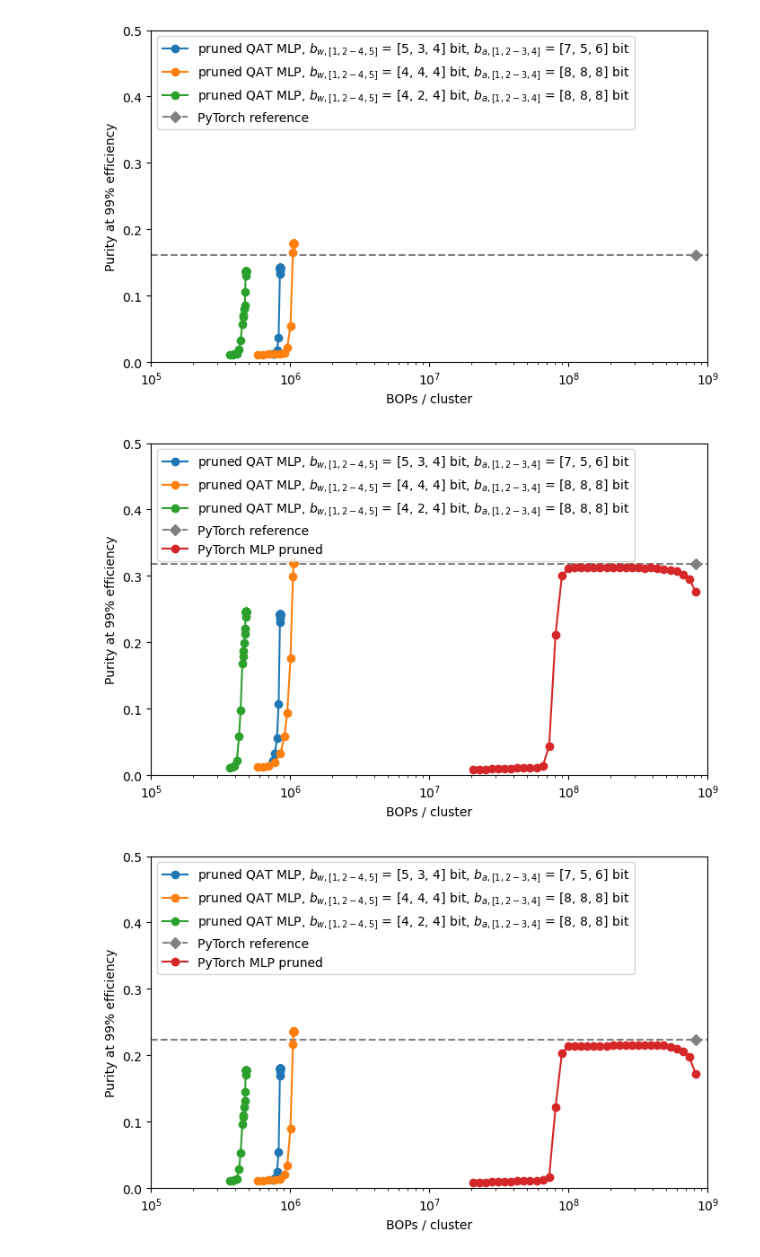
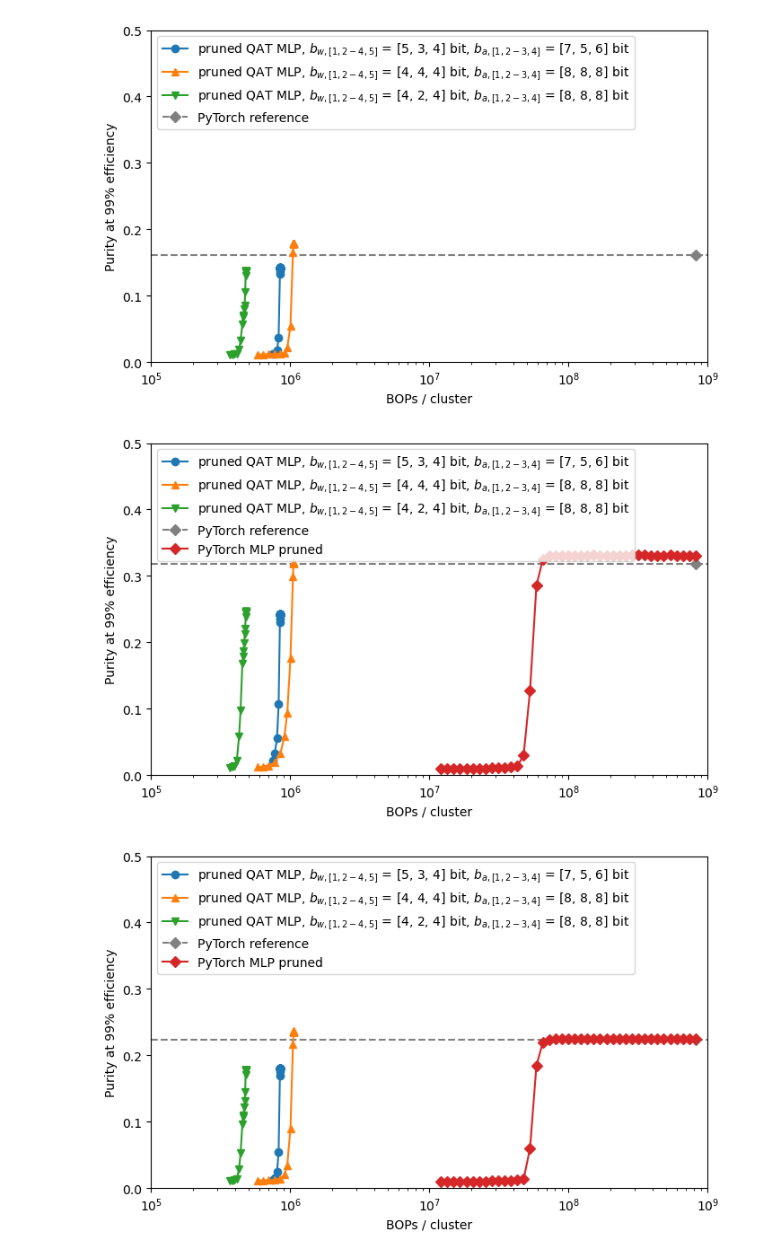
Before and after one commit to sdittmeier/Tracking-ML-Exa.TrkX, a Jupyter notebook: Examples/TrackML_Quickstart/Scripts/utils/plotter_chep.ipynb, the cells around one changed output. Drawn from its saved outputs; the diff is of its cells as text; code cells hidden in the pictures.

Commit message:
plots are done :)

```diff
--- a/Examples/TrackML_Quickstart/Scripts/utils/plotter_chep.ipynb
+++ b/Examples/TrackML_Quickstart/Scripts/utils/plotter_chep.ipynb
@@ -24,7 +24,7 @@ mlp_batchnorm = "batchnorm/version_0/"
 mlp_batch_noNorm = "batchnorm_no_norm/version_0/"
 # pruning of standard MLP
 mlp_prune_unstructured_noL1     = "batchnorm_no_norm_prune_unstructured_noL1/version_0/"
-mlp_prune_unstructured_wL1      = "batchnorm_no_norm_prune_unstructured_noL1/version_1/"
+mlp_prune_unstructured_wL1      = "batchnorm_no_norm_prune_unstructured_L1/version_3/"# "batchnorm_no_norm_prune_unstructured_noL1/version_1/" replaced!
 mlp_prune_structured_wL1_dim1   = "batchnorm_no_norm_prune_structured_wL1/version_1/"
 mlp_prune_structured_noL1       = "batchnorm_no_norm_prune_structured_noL1/version_0/"
 mlp_prune_structured_wL1_dim0   = "batchnorm_no_norm_prune_structured_wL1/version_2/"
@@ -497,10 +497,10 @@ for lab, pur, pur_max5, pur_max6, pur_max7, pur_max8, ref  in zip (purity_labels
     ax.set_ylim(y_min,y_max)
     ax.set_xlim(x_min,x_max)
     ax.set_xlabel("BOPs / cluster")
-    ax.plot(pur_qmlp_activation_sweep_max8[3], pur_max8, label = "QAT MLP, $b_w =$ 8 bit, $b_a \leq$ 8 bit", alpha=1, linestyle="None", marker = "o") ##plotting )
-    ax.plot(pur_qmlp_activation_sweep_max7[3], pur_max7, label = "QAT MLP, $b_w =$ 8 bit, $b_a \leq$ 7 bit", alpha=1, linestyle="None", marker = "o") ##plotting )
-    ax.plot(pur_qmlp_activation_sweep_max6[3], pur_max6, label = "QAT MLP, $b_w =$ 8 bit, $b_a \leq$ 6 bit", alpha=1, linestyle="None", marker = "o") ##plotting )
-    ax.plot(pur_qmlp_activation_sweep_max5[3], pur_max5, label = "QAT MLP, $b_w =$ 8 bit, $b_a \leq$ 5 bit", alpha=1, linestyle="None", marker = "o") ##plotting )
+    ax.plot(pur_qmlp_activation_sweep_max8[3], pur_max8, label = "QAT MLP, $b_w =$ 8 bit, $b_a \leq$ 8 bit", alpha=1, linestyle="None", marker = markerstyles[0]) ##plotting )
+    ax.plot(pur_qmlp_activation_sweep_max7[3], pur_max7, label = "QAT MLP, $b_w =$ 8 bit, $b_a \leq$ 7 bit", alpha=1, linestyle="None", marker = markerstyles[1]) ##plotting )
+    ax.plot(pur_qmlp_activation_sweep_max6[3], pur_max6, label = "QAT MLP, $b_w =$ 8 bit, $b_a \leq$ 6 bit", alpha=1, linestyle="None", marker = markerstyles[2]) ##plotting )
+    ax.plot(pur_qmlp_activation_sweep_max5[3], pur_max5, label = "QAT MLP, $b_w =$ 8 bit, $b_a \leq$ 5 bit", alpha=1, linestyle="None", marker = markerstyles[3]) ##plotting )
     ax.plot(reference[3], ref, label = reference_label, alpha=1, marker = "D", linestyle="dashed", color = "gray")
     ax.legend(loc=2, prop={'size': 10})
     plt.savefig(f"{artifacts_path}chep_plots/chep_activation_{png_index}.png")
@@ -543,9 +543,9 @@ for lab, pur_h, pur_o, pur_i, ref in zip (purity_labels, pur_qmlp_weight_sweep_h
     ax.set_ylim(y_min,y_max)
     ax.set_xlim(x_min,x_max)
     ax.set_xlabel("BOPs / cluster")
-    ax.plot(pur_qmlp_weight_sweep_hidden[3], pur_h, label = "QAT MLP, $b_{a,[1,2-3,4]}$ = [7, 5, 6] bit, $b_{w,[1,2-4,5]}$ = [8,$\leq$ 8, 8] bit", alpha=1, linestyle="None", marker = "o") ##plotting )
-    ax.plot(pur_qmlp_weight_sweep_output[3], pur_o, label = "QAT MLP, $b_{a,[1,2-3,4]}$ = [7, 5, 6] bit, $b_{w,[1,2-4,5]}$ = [8, 3, $\leq$ 8] bit", alpha=1, linestyle="None", marker = "o") ##plotting )
-    ax.plot(pur_qmlp_weight_sweep_input[3], pur_i, label = "QAT MLP, $b_{a,[1,2-3,4]}$ = [7, 5, 6] bit, $b_{w,[1,2-4,5]}$ = [$\leq$ 8, 3, 4] bit", alpha=1, linestyle="None", marker = "o") ##plotting )
+    ax.plot(pur_qmlp_weight_sweep_hidden[3], pur_h, label = "QAT MLP, $b_{a,[1,2-3,4]}$ = [7, 5, 6] bit, $b_{w,[1,2-4,5]}$ = [8,$\leq$ 8, 8] bit", alpha=1, linestyle="None", marker = markerstyles[0]) ##plotting )
+    ax.plot(pur_qmlp_weight_sweep_output[3], pur_o, label = "QAT MLP, $b_{a,[1,2-3,4]}$ = [7, 5, 6] bit, $b_{w,[1,2-4,5]}$ = [8, 3, $\leq$ 8] bit", alpha=1, linestyle="None", marker = markerstyles[1]) ##plotting )
+    ax.plot(pur_qmlp_weight_sweep_input[3], pur_i, label = "QAT MLP, $b_{a,[1,2-3,4]}$ = [7, 5, 6] bit, $b_{w,[1,2-4,5]}$ = [$\leq$ 8, 3, 4] bit", alpha=1, linestyle="None", marker = markerstyles[2]) ##plotting )
     #ax.plot(pur_qmlp_weight_sweep_hidden[3], pur_h, label = "QAT MLP, $b_{w,[2-4]} \leq$ 8 bit, $b_{w,[1,5]}$ = 8 bit", alpha=1, linestyle="None", marker = "o") ##plotting )
     #ax.plot(pur_qmlp_weight_sweep_output[3], pur_o, label = "QAT MLP, $b_{w,5} \leq$ 8 bit, $b_{w,[2-4]}$ = 3 bit, $b_{w,1}$ = 8 bit", alpha=1, linestyle="None", marker = "o") ##plotting )
     #ax.plot(pur_qmlp_weight_sweep_input[3], pur_i, label = "QAT MLP, $b_{w,1} \leq$ 8 bit, $b_{w,[2-4]}$ = 3 bit, $b_{w,5}$ = 4 bit", alpha=1, linestyle="None", marker = "o") ##plotting )
@@ -568,7 +568,7 @@ for lab, pur_h, pur_o, pur_i, ref in zip (purity_labels, pur_qmlp_weight_sweep_h
 # %%
 # pruned MLP with references
 index = 0
-for ref in reference:
+for ref, lab in zip (reference, purity_labels):
     if(index == 3):
         continue
     fig = plt.figure(figsize=(8,4.8))
@@ -579,8 +579,10 @@ for ref in reference:
     ax.set_ylim(y_min,y_max)
     ax.set_xlim(x_min,x_max)
     ax.set_xlabel("BOPs / cluster")
+    marker_index = 0
     for pur_file, graph_label  in zip(qmlp_pur_vs_bops, label_files_qmlp_prune):
-        ax.plot(pur_file[3],pur_file[index], label = graph_label, alpha=1, marker = "o") #, linestyle=linestyles[idfile%3], marker = markerstyles[idfile%3]) ##plotting )
+        ax.plot(pur_file[3],pur_file[index], label = graph_label, alpha=1, marker = markerstyles[marker_index]) #, linestyle=linestyles[idfile%3], marker = markerstyles[idfile%3]) ##plotting )
+        marker_index = marker_index + 1
     index = index + 1
     ax.plot(reference[3], ref, label = reference_label, alpha=1, marker = "D", linestyle="dashed", color = "gray")
     ax.legend(loc=2, prop={'size': 10})
@@ -598,30 +600,32 @@ for ref in reference:
 # %%
 
 index = 0
-for ref in reference:
+for ref, lab in zip (reference, purity_labels):
     if(index==3):
         continue
     fig = plt.figure(figsize=(8,4.8))
     ax = plt.subplot()
     ax.axline((1e8,ref[0]),(1e9,ref[0]),linestyle = 'dashed', color = "gray")
     ax.set_ylabel(lab)
     ax.set_xscale('log')
     ax.set_ylim(y_min,y_max)
     ax.set_xlim(x_min,x_max)
     ax.set_xlabel("BOPs / cluster")
+    marker_index = 0
     for pur_file, graph_label  in zip(qmlp_pur_vs_bops, label_files_qmlp_prune):
-        ax.plot(pur_file[3],pur_file[index], label = graph_label, alpha=1, marker = "o") #, linestyle=linestyles[idfile%3], marker = markerstyles[idfile%3]) ##plotting )
+        ax.plot(pur_file[3],pur_file[index], label = graph_label, alpha=1, marker = markerstyles[marker_index]) #, linestyle=linestyles[idfile%3], marker = markerstyles[idfile%3]) ##plotting )
+        marker_index = marker_index + 1
     ax.plot(reference[3], ref, label = reference_label, alpha=1, marker = "D", linestyle="dashed", color = "gray")
-    ax.plot(pur_vs_bops[1][3], pur_vs_bops[1][index], alpha=1, marker = "o", label = "PyTorch MLP pruned")
+    ax.plot(pur_vs_bops[1][3], pur_vs_bops[1][index], alpha=1, marker = "D", label = "PyTorch MLP pruned")
     index = index + 1
     ax.legend(loc=2, prop={'size': 10})
     plt.savefig(f"{artifacts_path}chep_plots/chep_prune_compare_{png_index}.png")
     if(png_index == 95):
         png_index = 98
     elif(png_index == 98):
         png_index = 99
     elif(png_index == 99):
         png_index = 95
 # %% [output]
-[figure, old version]
+[figure, new version]
-[figure, old version]
+[figure, new version]
```
Also changed, not shown: parts of 3 cells of this notebook.
